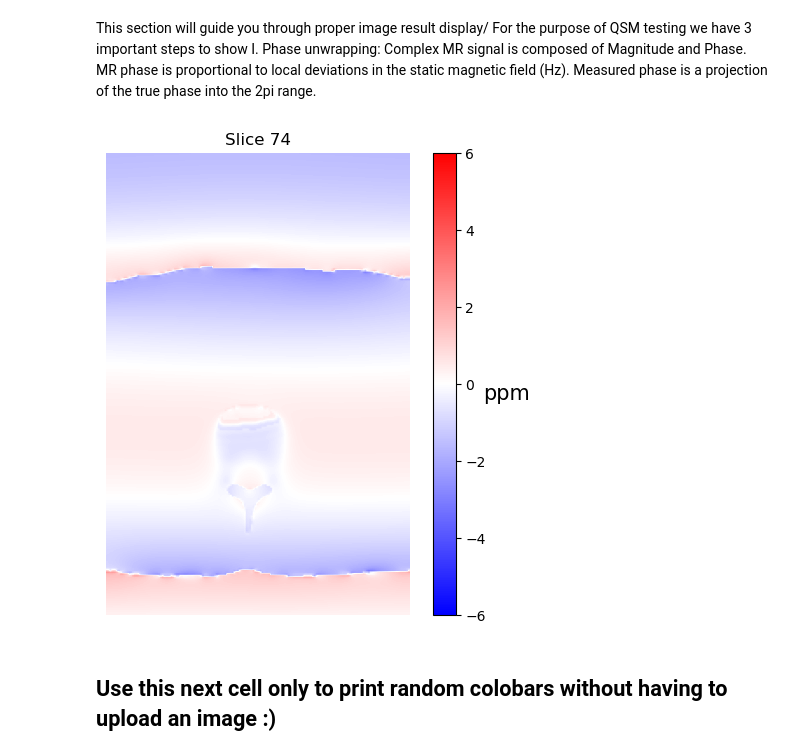
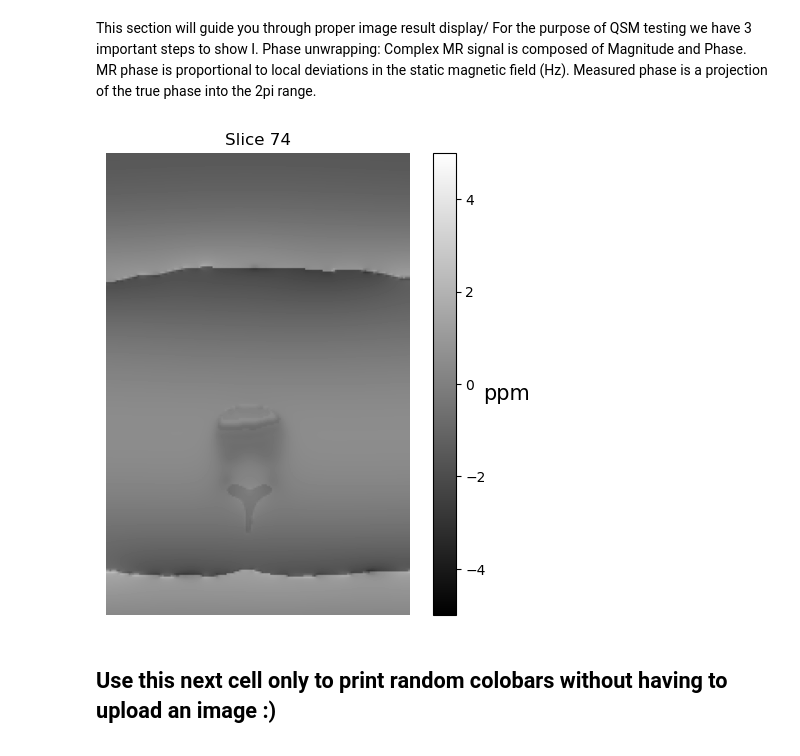
Before and after one commit to sriosq/Image-processing-strategies, a Jupyter notebook: qsm_testing/display.ipynb, the cells around one changed output. Saved outputs shown, nothing was run; the diff lists cells and outputs as text; code cells hidden in the pictures.

Commit message:
Update to display nb

```diff
--- a/qsm_testing/display.ipynb
+++ b/qsm_testing/display.ipynb
@@ -51,10 +51,14 @@ def display_nifti_slice(filepath, slice_number, cbr_title, inf_limit = None, sup
 # %%
  # Select a long path outside of this folder
 long_path = "C:/Users/User/msc_project/Image-processing-strategies/compare_fieldmap/data/lung_fitting_project/manually_simulated/ismrm_2025_fms/quick_AMU/db0_AMU_VC_fm_ppm.nii.gz"
 
-display_nifti_slice(long_path, 73, 'ppm', inf_limit=-6, sup_limit=6, cmap = 'bwr')
+display_nifti_slice(long_path, 73, 'ppm', inf_limit=-5, sup_limit=5, cmap = 'gray')
+
+
+#display_nifti_slice(path_to_img, 73, 'Hz', inf_limit=-400, sup_limit=400, cmap = 'bwr')
+# The number 73 is an example of slice selection, which is the "z" dimension to show an axial slice
 # %% [output]
-[figure, old version]
+[figure, new version]
 # %% [markdown]
 ## Use this next cell only to print random colobars without having to upload an image :)
 # %%
```
